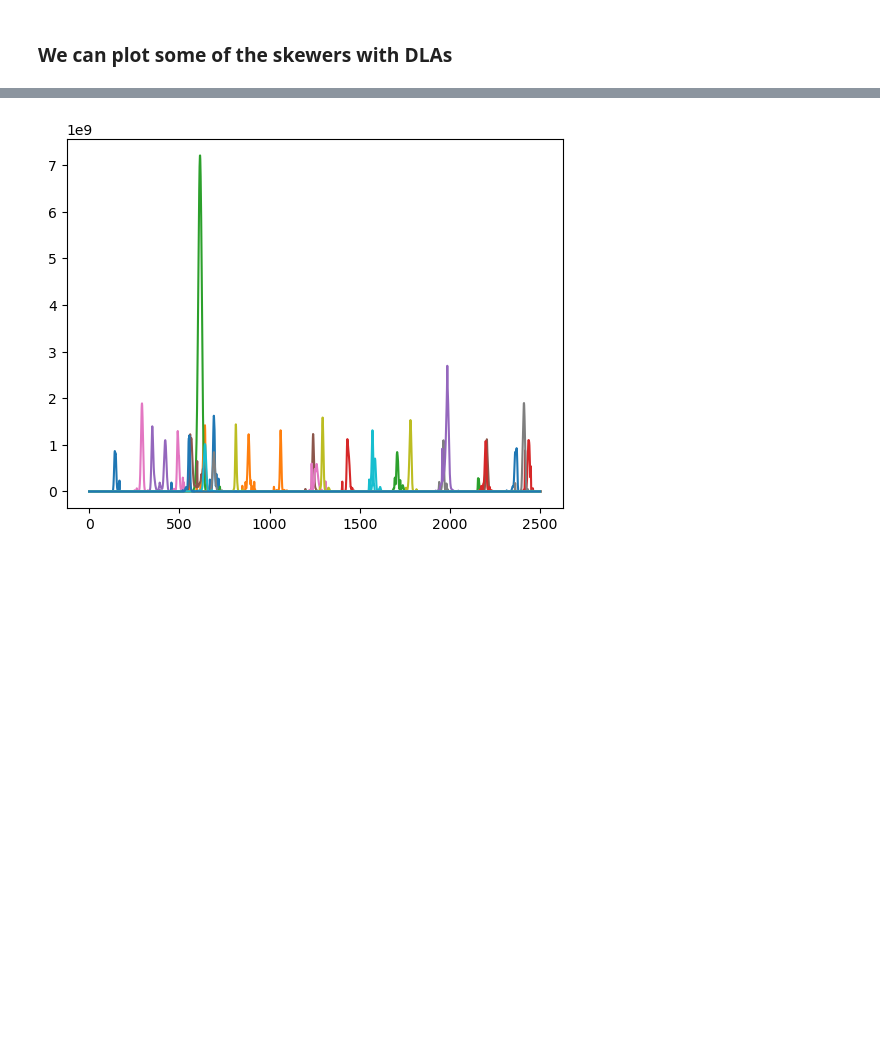
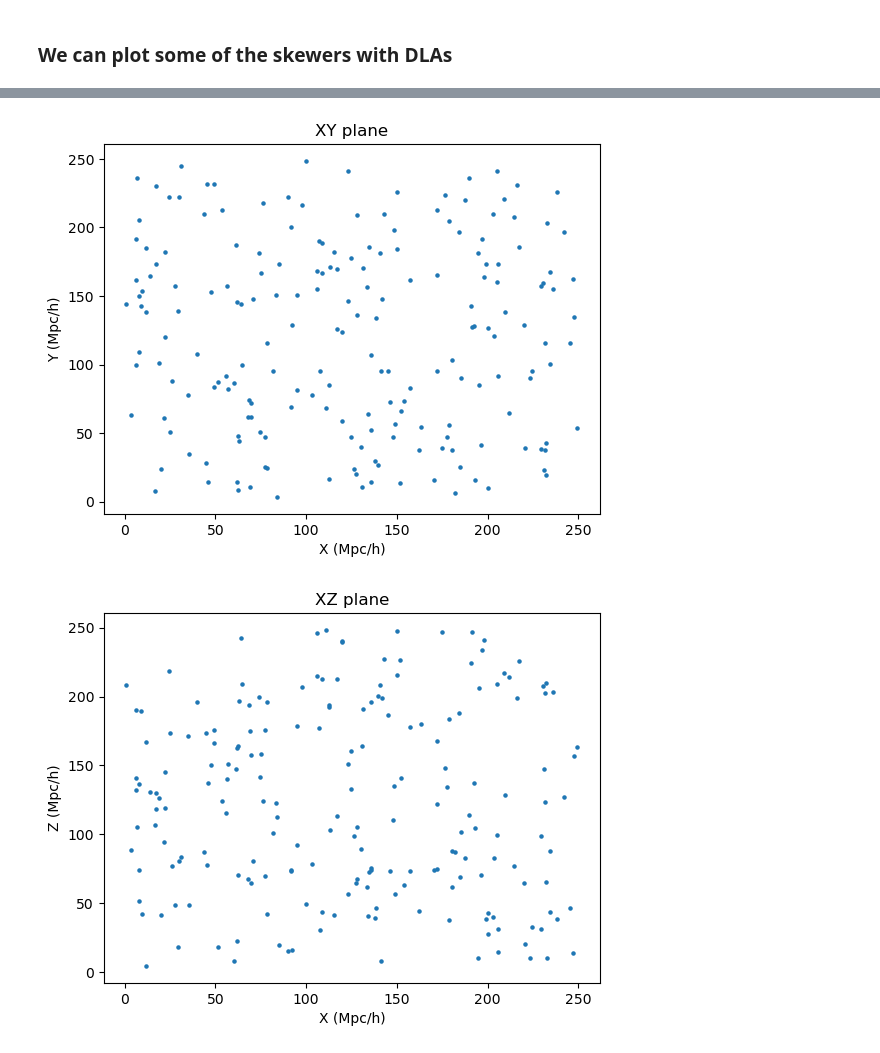
Before and after one commit to andreufont/astrid_hcd, a Jupyter notebook: DLAs_positions.ipynb, the cells around one changed output, grey strips where cells are left out. Cells and saved outputs as stored; diff of their text form; code cells hidden in the pictures; blank space fills up the shorter version.

Commit message:
Notebook to find the coordinates of DLAs inside a given max column density range

```diff
--- a/DLAs_positions.ipynb
+++ b/DLAs_positions.ipynb
@@ -67,8 +69,15 @@ def skewer_xy_hMpc(isk):
 # %%
-max_colden=np.max(colden.reshape([Nsk,Nsk,Np]),axis=2)
-dlas=[]
-for i in range(Nsk):
-    for j in range(Nsk):
-        if max_colden[i][j] > 1e23:
-            dlas.append([i,j])
-print(dlas)
+coordenates = np.array([]) #Array of sets of coordinates
+for k in range(1,10):
+    coordinates[k] = {
+    "x": np.array([]),
+    "y": np.array([]),
+    "z": np.array([])
+    }
+    for i in range(Nsk):
+        for j in range(Nsk):
+            if k*1e22 < max_colden[i][j] < (k+1)*1e22:
+                coordinates[k]["x"] = np.append(coordinates[k]["x"], dxy_hMpc*i)
+                coordinates[k]["y"] = np.append(coordinates[k]["y"], dxy_hMpc*j)
+    for i in range(max(len(coordinates[k]["x"]), len(coordinates[k]["y"]))):
+        coordinates[k]["z"] = np.append(coordinates[k]["z"], dz_hMpc*np.argmax(tau_on[int(skewer_index(coordinates[k]["x"][i],coordinates[k]["y"][i]))]))
@@ -110,5 +99,22 @@ print(coords)
 # %%
-for i in range(len(dlas)):
-    plt.plot(tau_on[skewer_index(dlas[i][0],dlas[i][1])])
+plt.scatter(coordinates["x"], coordinates["y"], s=5)
+plt.xlabel("X (Mpc/h)")
+plt.ylabel("Y (Mpc/h)")
+plt.title("XY plane")
+
+plt.show()
+plt.scatter(coordinates["x"], coordinates["z"], s=5)
+plt.xlabel("X (Mpc/h)")
+plt.ylabel("Z (Mpc/h)")
+plt.title("XZ plane")
+
+plt.show()
+plt.scatter(coordinates["y"], coordinates["z"], s=5)
+plt.xlabel("Y (Mpc/h)")
+plt.ylabel("Y (Mpc/h)")
+plt.title("YZ plane")
+
+plt.show()
 # %% [output]
-[figure, old version]
+[figure, new version]
+[figure, added]
```
Also changed, not shown: parts of 14 cells of this notebook.
